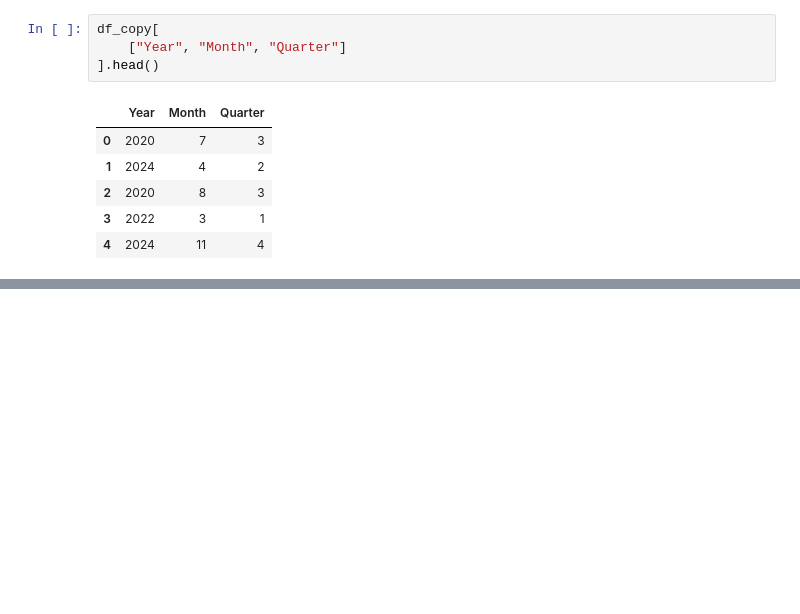
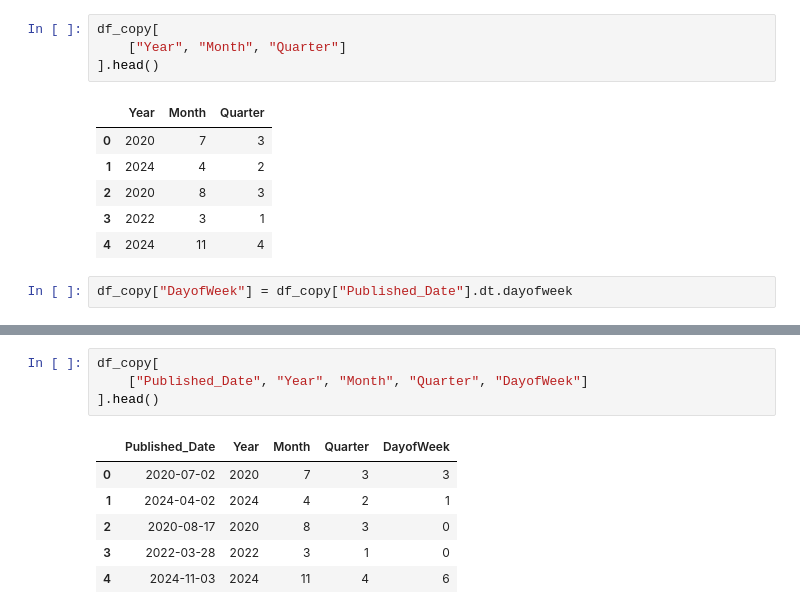
Before and after one commit to DhaneeraDulvanya/Sri-Lankan-Land-Price-Prediction-and-Real-Estate-Market-Analysis-System, a Jupyter notebook: notebooks/01_data_understandings.ipynb, the cells around one changed output, grey strips where cells are left out. Cells and saved outputs as stored; diff of their text form; blank space fills up the shorter version.

Commit message:
got DayofWeek

```diff
--- a/notebooks/01_data_understandings.ipynb
+++ b/notebooks/01_data_understandings.ipynb
@@ -661,3 +661,5 @@ df_copy[
 | 2 | 2020 | 8 | 3 |
 | 3 | 2022 | 3 | 1 |
 | 4 | 2024 | 11 | 4 |
+# %%
+df_copy["DayofWeek"] = df_copy["Published_Date"].dt.dayofweek
@@ -663,0 +675,11 @@ df_copy[
+# %%
+df_copy[
+    ["Published_Date", "Year", "Month", "Quarter", "DayofWeek"]
+].head()
+# %% [output]
+|  | Published_Date | Year | Month | Quarter | DayofWeek |
+| 0 | 2020-07-02 | 2020 | 7 | 3 | 3 |
+| 1 | 2024-04-02 | 2024 | 4 | 2 | 1 |
+| 2 | 2020-08-17 | 2020 | 8 | 3 | 0 |
+| 3 | 2022-03-28 | 2022 | 3 | 1 | 0 |
+| 4 | 2024-11-03 | 2024 | 11 | 4 | 6 |
```
Also changed, not shown: parts of 1 cell of this notebook.
